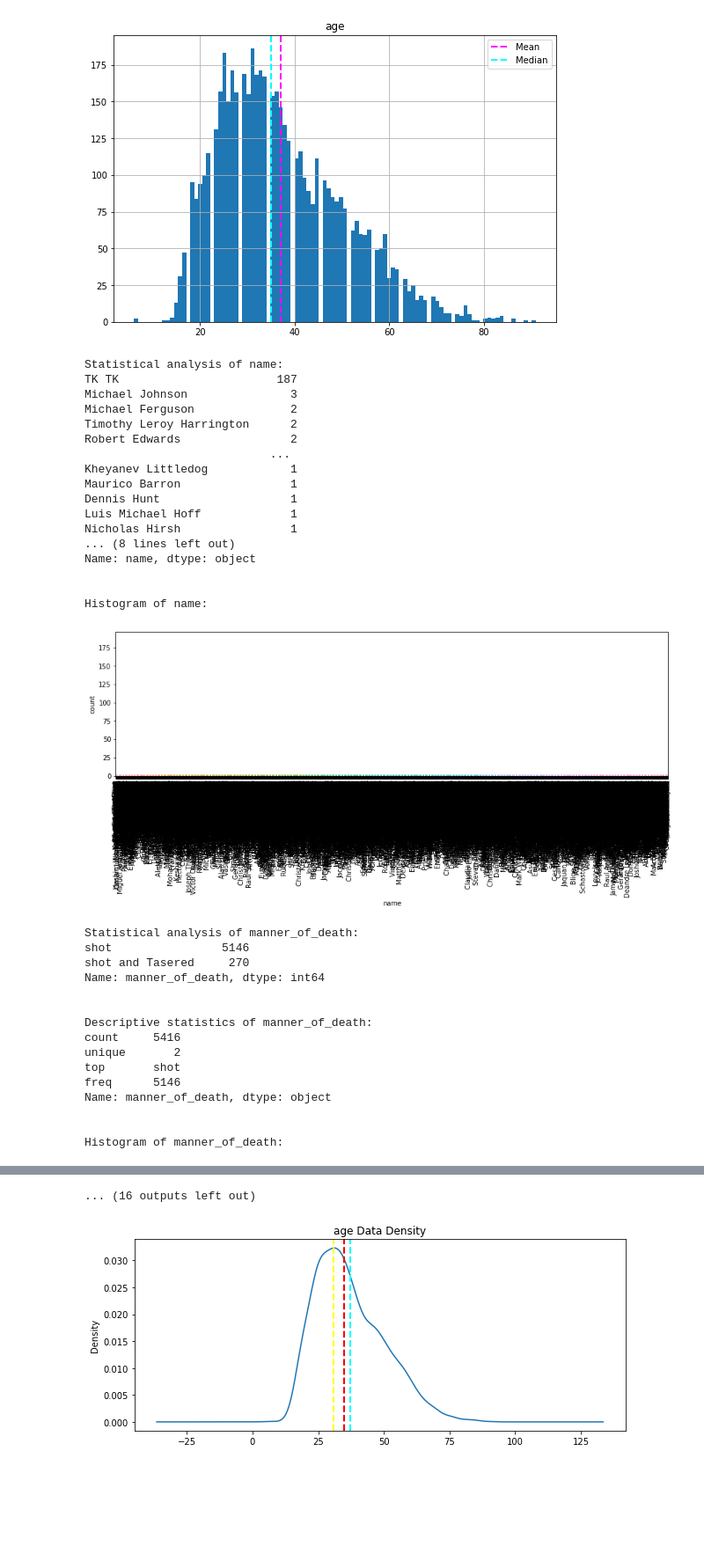
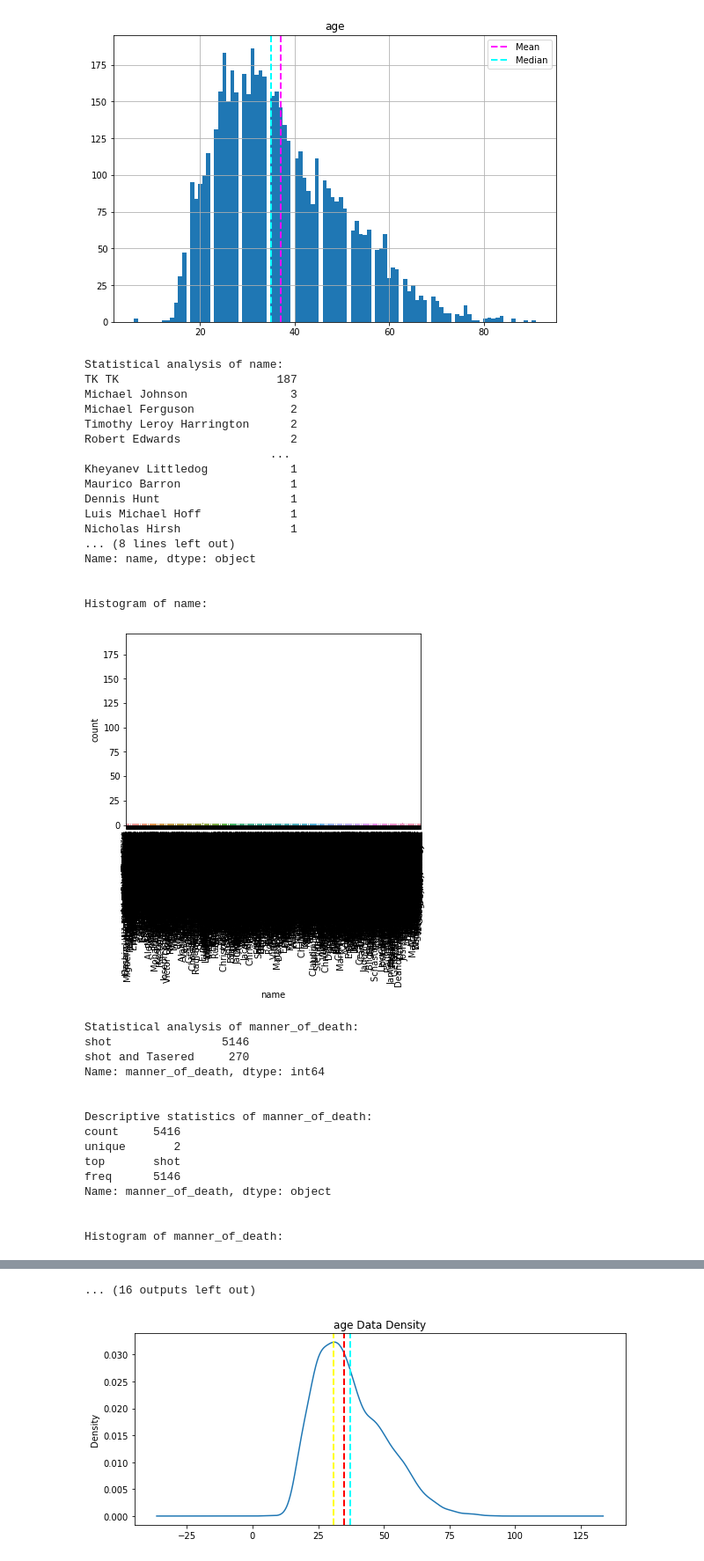
Before and after one commit to ahmeddaker/electro_pi_scholarship_projets, a Jupyter notebook: 1_fatal_police_shootings_eda.ipynb, the cells around one changed output, grey strips where cells are left out. Shown at 88% size. Cells and saved outputs as stored; diff of their text form; code cells hidden in the pictures; blank space fills up the shorter version.

```diff
--- a/1_fatal_police_shootings_eda.ipynb
+++ b/1_fatal_police_shootings_eda.ipynb
@@ -52,16 +65,24 @@ def extract_year(df):
 # %%
 #extract month from the date column
 def extract_month(df):
-    if 'Date' in df.columns:
-        df['month'] = df['Date'].dt.month
-    elif 'date' in df.columns:
-        df['month'] = df['date'].dt.month
-    return df['month']
+    try:
+        if 'Date' in df.columns:
+            df['month'] = df['Date'].dt.month
+        elif 'date' in df.columns:
+            df['month'] = df['date'].dt.month
+        return df['month']
+    except:
+        print('Date column not found')
+        return None
 # %%
 #spliting year into quarters by month and adding quarter column
 def split_month_into_quarters(df):
-    df['quarter'] = df['month'].apply(lambda x: 1 if x <= 3 else (2 if x <= 6 else (3 if x <= 9 else 4)))
-    return df['quarter']
+    try:
+        df['quarter'] = df['month'].apply(lambda x: 1 if x <= 3 else (2 if x <= 6 else (3 if x <= 9 else 4)))
+        return df['quarter']
+    except:
+        print('month column not found')
+        return None
 # %%
 #function for extracting the numerical features
 def numeric_features(df):
@@ -75,11 +96,15 @@ def categorical_features(df):
 # %%
 #function for dropping id column
 def drop_id(df):
-    if 'id' in df.columns:
-        df.drop('id', axis=1, inplace=True)
-    elif 'ID' in df.columns:
-        df.drop('ID', axis=1, inplace=True)
-    return df
+    try:
+        if 'id' in df.columns:
+            df.drop('id', axis=1, inplace=True)
+        elif 'ID' in df.columns:
+            df.drop('ID', axis=1, inplace=True)
+        return df
+    except:
+        print('ID column not found')
+        return None
 # %%
 #function to get information about the data
 def df_info(df):
@@ -243,35 +295,34 @@ plt.show()
 for feature in categorical_features:
     print('\n')
     print('Statistical analysis of {}:'.format(feature))
     print(df[feature].value_counts())
     print('\n')
     print('Descriptive statistics of {}:'.format(feature))
     print(df[feature].describe())
     print('\n')
     print('Histogram of {}:'.format(feature))
-    plt.figure(figsize=(15,4))
     sns.countplot(x=feature, data=df)
     plt.xticks(rotation=90)
     plt.show()
 # %% [output]
 Statistical analysis of name:
 TK TK                       187
 Michael Johnson               3
 Michael Ferguson              2
 Timothy Leroy Harrington      2
 Robert Edwards                2
                            ...
 Kheyanev Littledog            1
 Maurico Barron                1
 Dennis Hunt                   1
 Luis Michael Hoff             1
 Nicholas Hirsh                1
 ... (8 lines left out)
 Name: name, dtype: object
 
 
 Histogram of name:
-[figure, old version]
+[figure, new version]
 Statistical analysis of manner_of_death:
 shot                5146
 shot and Tasered     270
```
Also changed, not shown: parts of 19 cells of this notebook.
